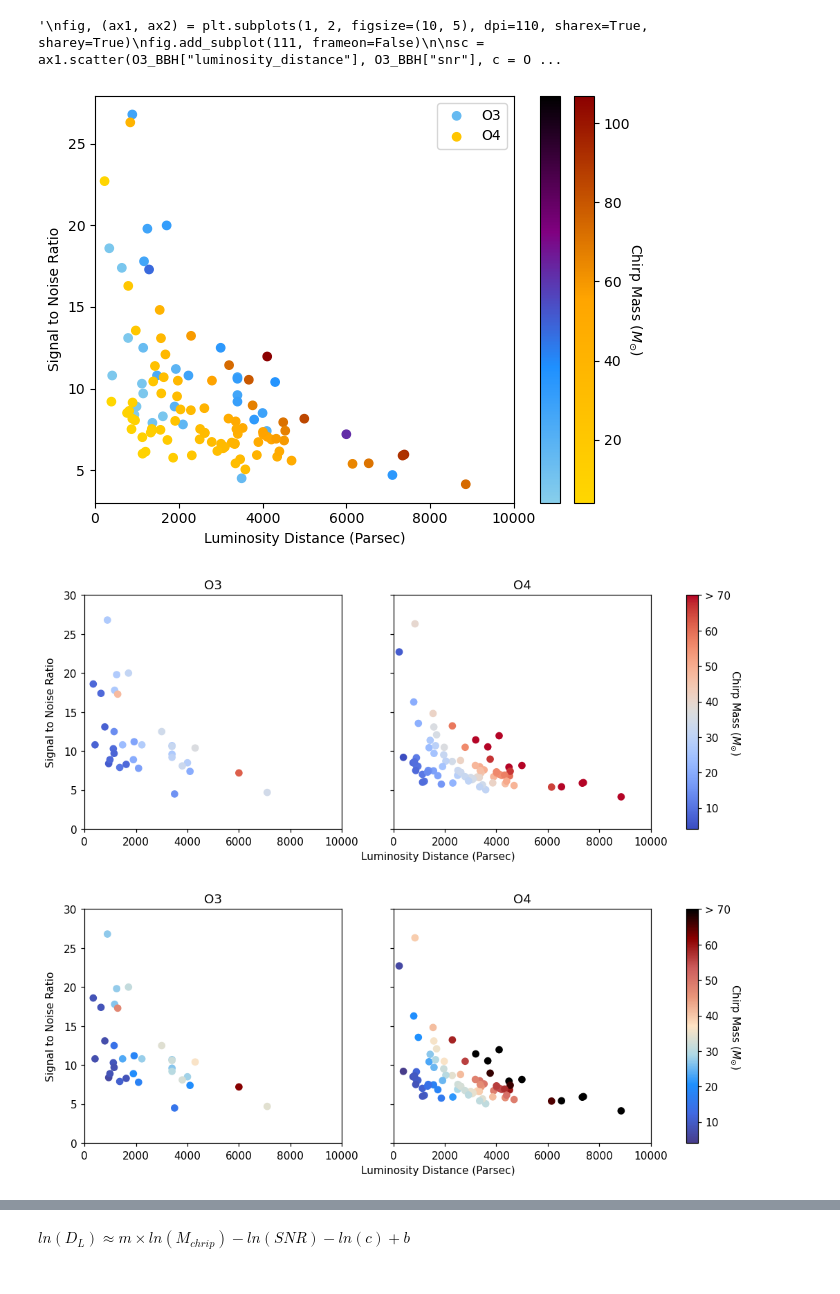
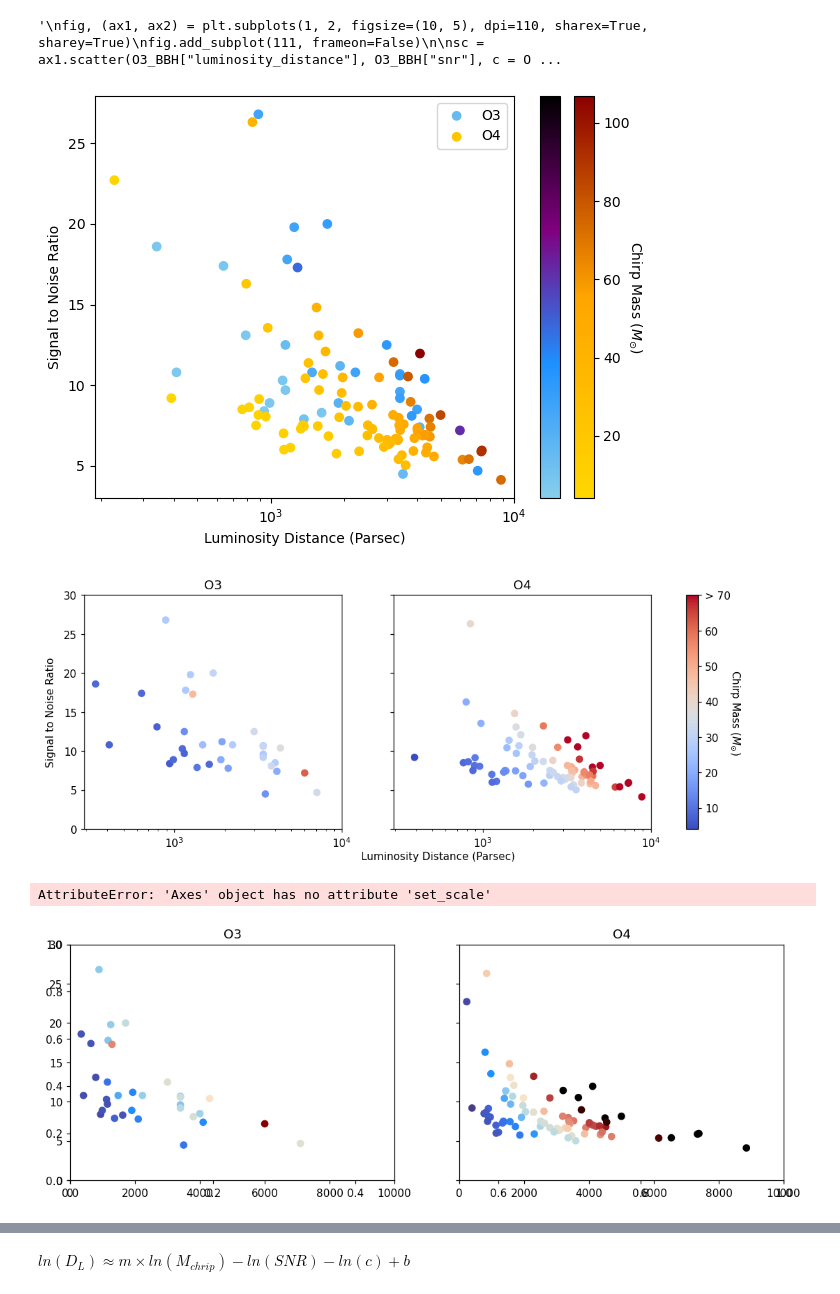
Before and after one commit to AndrewValentini/Gravitational-Waves-Research-23-24, a Jupyter notebook: Data Analysis/testing.ipynb, the cells around one changed output, grey strips where cells are left out. Cells and saved outputs as stored; diff of their text form; code cells hidden in the pictures.

```diff
--- a/Data Analysis/testing.ipynb
+++ b/Data Analysis/testing.ipynb
@@ -639,6 +603,8 @@ plt.show()
 [figure]
 '\nfig, (ax1, ax2) = plt.subplots(1, 2, figsize=(10, 5), dpi=110, sharex=True, sharey=True)\nfig.add_subplot(111, frameon=False)\n\nsc = ax1.scatter(O3_BBH["luminosity_distance"], O3_BBH["snr"], c = O ...
 # %%
+scale = "log"
+
 sc1 = plt.scatter(O3_BBH["luminosity_distance"], O3_BBH["snr"], c = O3_BBH["chirp_mass"], cmap=cm1, vmin=min_mass, vmax=max_mass, label="O3")
 
 sc2 = plt.scatter(sub_O4_BBH["luminosity_distance"], sub_O4_BBH["snr"], c = sub_O4_BBH["chirp_mass"], cmap=cm2, vmin=min_mass, vmax=max_mass, label="O4")
@@ -646,6 +612,7 @@ cbar2 = plt.colorbar(sc2, pad=-0.08)
 cbar1 = plt.colorbar(sc1)
 cbar1.set_ticks([])
 
+plt.xscale(scale)
 plt.xlim(0, 10000)
 
 cbar2.ax.get_yaxis().labelpad = 10
@@ -656,7 +623,7 @@ plt.ylabel("Signal to Noise Ratio")
 plt.tight_layout()
 plt.show()
 # %% [output]
-[figure, old version]
+[figure, new version]
 # %%
 fig, axs = plt.subplots(1, 2, figsize=(12,4), dpi=110, sharex=True, sharey=True)
 ax1, ax2 = axs
@@ -665,16 +632,20 @@ cmmass = plt.colormaps["coolwarm"]
 
 sub_O4_BBH = O4_BBH[(O4_BBH['chirp_mass'] < 140) & (O4_BBH['snr'] < 35)]
 
+scale = "log"
+
 max_mass = max(O4_BBH["chirp_mass"])
 min_mass = min(O4_BBH["chirp_mass"])
 vmax=70
 ax1.scatter(O3_BBH["luminosity_distance"], O3_BBH["snr"], c = O3_BBH["chirp_mass"], cmap=cmmass, vmin=min_mass, vmax=vmax)
 ax1.set_title("O3")
+ax2.set_xscale(scale)
 ax1.set_ylim(0, 30)
 ax1.set_xlim(0, 10000)
 
 sc = ax2.scatter(sub_O4_BBH["luminosity_distance"], sub_O4_BBH["snr"], c = sub_O4_BBH["chirp_mass"], cmap=cmmass, vmin=min_mass, vmax=vmax)
 ax2.set_title("O4")
+ax2.set_xscale(scale)
 ax2.set_ylim(0, 30)
 ax2.set_xlim(0, 10000)
 
@@ -690,41 +661,43 @@ plt.xlabel("Luminosity Distance (Parsec)")
 plt.ylabel("Signal to Noise Ratio")
 plt.show()
 # %% [output]
-[figure, old version]
+[figure, new version]
 # %%
 fig, axs = plt.subplots(1, 2, figsize=(12,4), dpi=110, sharex=True, sharey=True)
 ax1, ax2 = axs
 fig.add_subplot(111, frameon=False)
 cmmass = LinearSegmentedColormap.from_list("cmmass", ["darkslateblue", "royalblue", "dodgerblue", "lightblue", "bisque", "darksalmon", "indianred", "darkred", "black"])#plt.colormaps["coolwarm"]
 
 sub_O4_BBH = O4_BBH[(O4_BBH['chirp_mass'] < 140) & (O4_BBH['snr'] < 35)]
 
 max_mass = max(O4_BBH["chirp_mass"])
 min_mass = min(O4_BBH["chirp_mass"])
 vmax=70
 ax1.scatter(O3_BBH["luminosity_distance"], O3_BBH["snr"], c = O3_BBH["chirp_mass"], cmap=cmmass, vmin=min_mass, vmax=vmax)
 ax1.set_title("O3")
 ax1.set_ylim(0, 30)
 ax1.set_xlim(0, 10000)
 
 sc = ax2.scatter(sub_O4_BBH["luminosity_distance"], sub_O4_BBH["snr"], c = sub_O4_BBH["chirp_mass"], cmap=cmmass, vmin=min_mass, vmax=vmax)
 ax2.set_title("O4")
+ax2.set_scale("log")
 ax2.set_ylim(0, 30)
 ax2.set_xlim(0, 10000)
 
 # colorbar
 ticks = list(range(10, vmax + 1, 10))
 cbar = plt.colorbar(sc, ax=axs, ticks=ticks)
 cbar.ax.set_yticklabels([str(t) for t in ticks[0:-1]] + [f"> {ticks[-1]}"])
 cbar.ax.get_yaxis().labelpad = 10
 cbar.ax.set_ylabel('Chirp Mass ($M_{\odot}$)', rotation=270)
 
 plt.tick_params(labelcolor='none', which='both', top=False, bottom=False, left=False, right=False)
 plt.xlabel("Luminosity Distance (Parsec)")
 plt.ylabel("Signal to Noise Ratio")
 plt.show()
 # %% [output]
+AttributeError: 'Axes' object has no attribute 'set_scale'
-[figure, old version]
+[figure, new version]
 # %%
 fig, axs = plt.subplots(2, dpi=180, sharex=True, sharey=True)
 ax1, ax2 = axs
```
Also changed, not shown: parts of 14 cells of this notebook, 1 other file.
